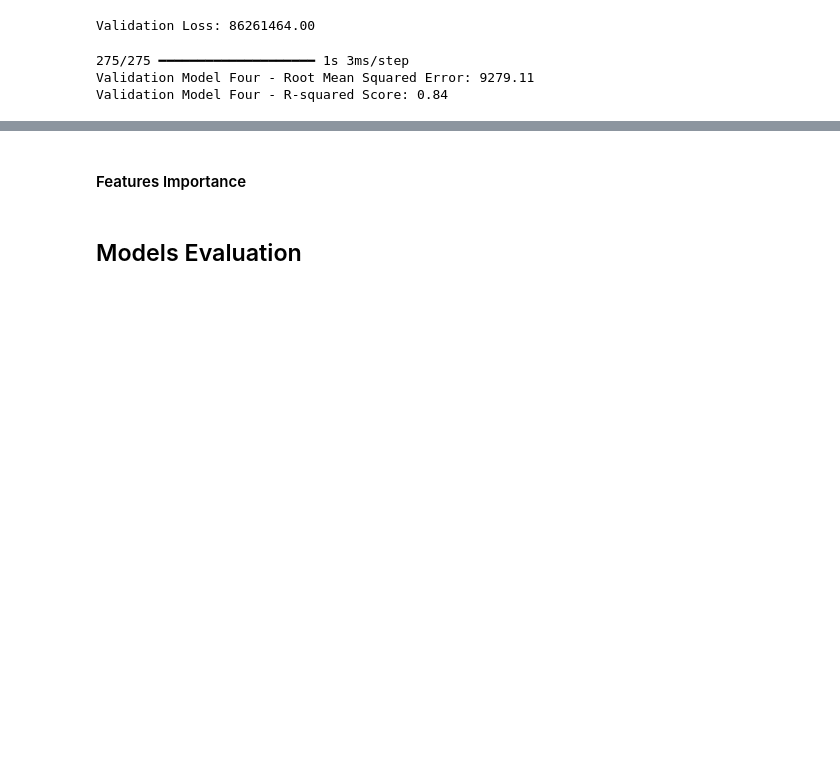
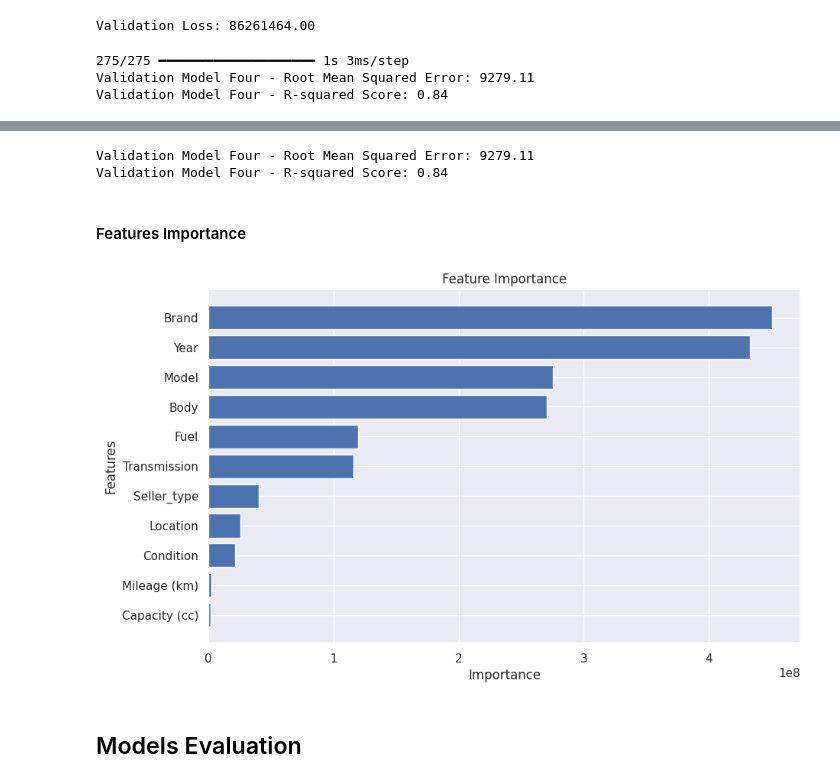
Before and after one commit to toobask/introtoAI1, a Jupyter notebook: notebook/IntroToAI_701_CourseWork_Amua_et_Tooba.ipynb, the cells around one changed output, grey strips where cells are left out. Drawn from its saved outputs; the diff is of its cells as text; code cells hidden in the pictures; blank space fills up the shorter version.

```diff
--- a/notebook/IntroToAI_701_CourseWork_Amua_et_Tooba.ipynb
+++ b/notebook/IntroToAI_701_CourseWork_Amua_et_Tooba.ipynb
@@ -4106,0 +4119,3 @@ Validation Model Four - R-squared Score: 0.84
+# %%
+#load saved model
+model4 = tf.keras.models.load_model("/content/sample_data/model4 (1).h5")
@@ -4106,0 +4124,4 @@ Validation Model Four - R-squared Score: 0.84
+# %%
+optimizer = Adam(learning_rate=0.01)
+#compile model 4
+model4.compile(loss="mean_squared_error", optimizer=optimizer)
@@ -4107,2 +4150,21 @@ Validation Model Four - R-squared Score: 0.84
+# %%
+#get mse
+mse4_val = mean_squared_error(y_val, y_val_pred4)
+
+#calculate rmse
+rmse4_val = np.sqrt(mse4_val)
+
+#get r2
+r2_val4 = r2_score(y_val, y_val_pred4)
+
+#display scores
+print(f"Validation Model Four - Root Mean Squared Error: {rmse4_val:.2f}")
+
+
+
+print(f"Validation Model Four - R-squared Score: {r2_val4:.2f}")
+# %% [output]
+Validation Model Four - Root Mean Squared Error: 9279.11
+Validation Model Four - R-squared Score: 0.84
 # %% [markdown]
 #### Features Importance
@@ -4127,3 +4171,28 @@ shap.summary_plot(shap_values[0], X_val, feature_names=X.columns, plot_type="bar
+# %%
+#get features importance for model four
+#calculate permutation importance
+perm_importance = permutation_importance(model4,
+                                         X_val,
+                                         y_val,
+                                         n_repeats=10,
+                                         scoring="neg_mean_squared_error",
+                                         random_state=36)
+
+#get features importance
+feature_importance4 = pd.DataFrame({"Feature": X.columns, "Importance": perm_importance.importances_mean})
+
+#sort features in order of importance
+feature_importance4 = feature_importance2.sort_values(by="Importance", ascending=False)
+
+#plot features importance
+plt.figure(figsize=(10, 6))
+sns.barplot(x="Importance", y="Feature", data=feature_importance4)
+plt.title("Feature Importance")
+plt.xlabel("Importance")
+plt.ylabel("Feature")
+plt.show()
+# %% [output]
+[figure, added]
 # %% [markdown]
 ## Models Evaluation
 # %% [markdown]
```
Also changed, not shown: parts of 10 cells of this notebook.
